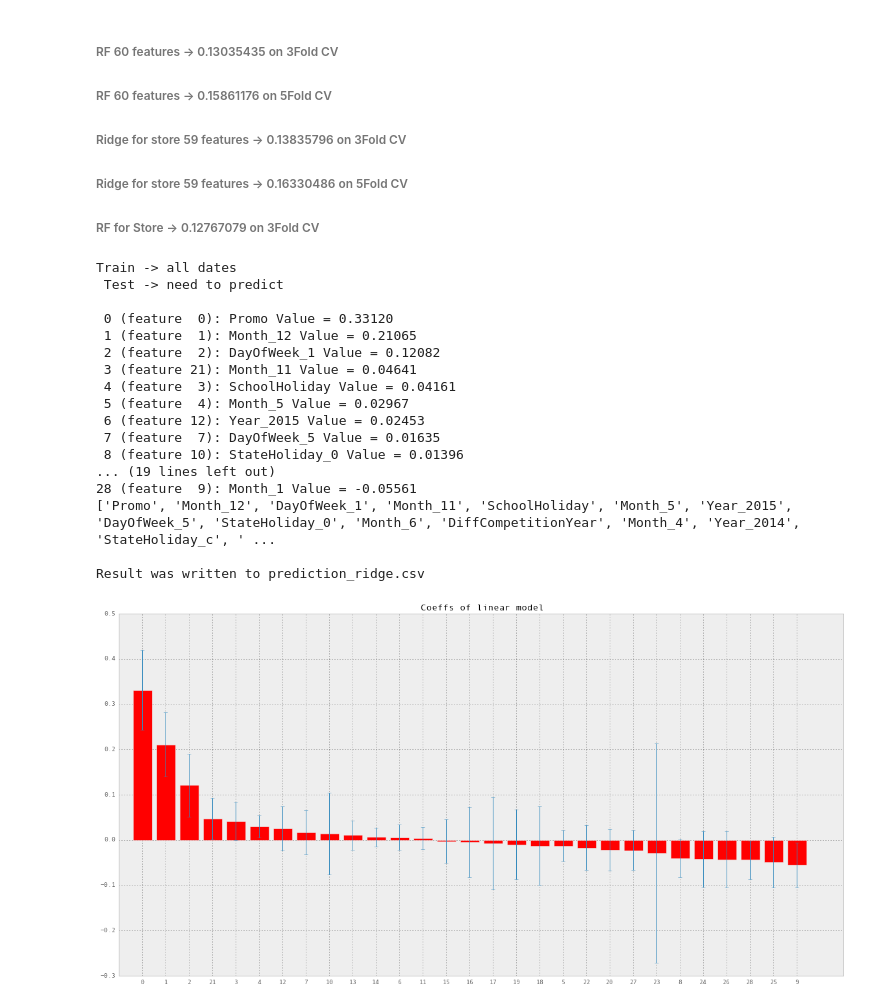
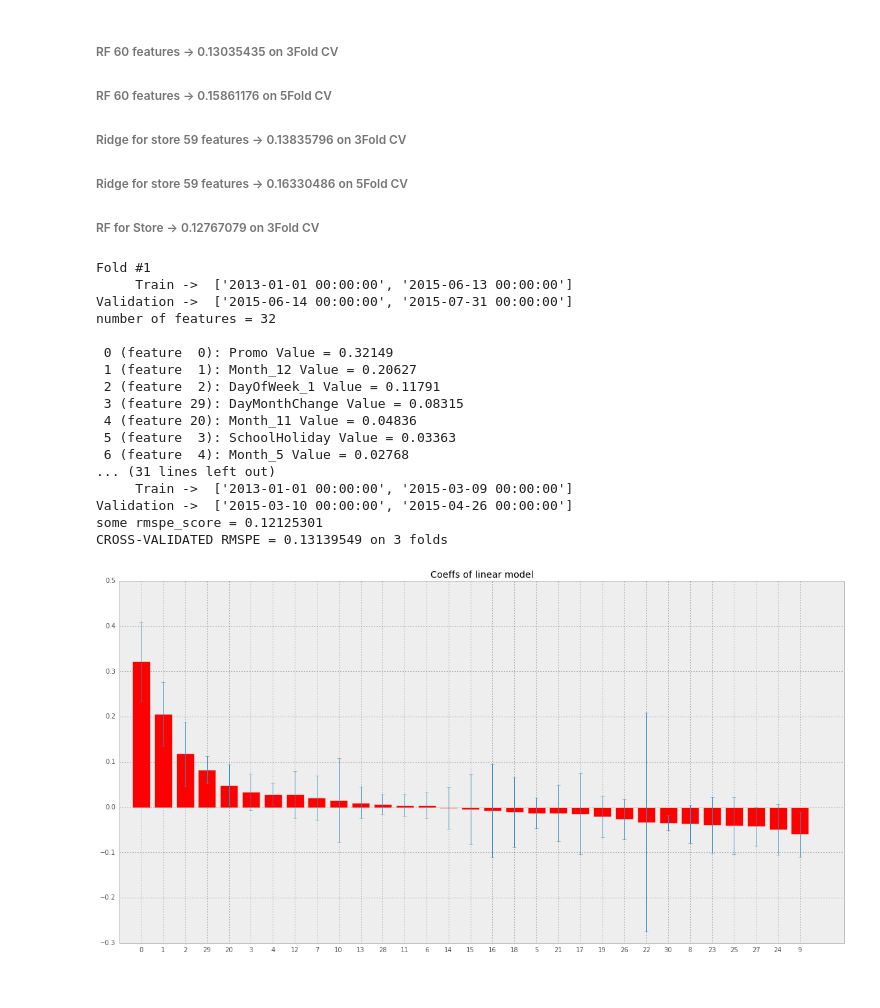
Before and after one commit to shayakhmetov/rossman-store-sales, a Jupyter notebook: rossman.ipynb, the cells around one changed output. Saved outputs shown, nothing was run; the diff lists cells and outputs as text; code cells hidden in the pictures.

```diff
--- a/rossman.ipynb
+++ b/rossman.ipynb
@@ -176,10 +176,14 @@ def construct_some_features(data):
     data = data.join(get_dummies_values(data.CompetitionOpenSinceMonth, prefix='CompetitionOpenSinceMonth',
                                         values=np.arange(1, 13)))
     data = data.join(get_dummies_values(data.Year, prefix='Year', values=[2013, 2014, 2015]))
+    data = data.join(get_dummies_values(data.PromoInterval, prefix='PromoInterval', values=np.arange(4)))
+    data['DayMonthChange'] = data.Day.map(lambda x: 28 <= x <= 31 or 1 <= x <= 4)
+    data['DayMonthAfterMiddle'] = data.Day.map(lambda x: 19 <= x <= 26)
 
     del data['StateHoliday'], data['Month']
     del data['StoreType'], data['Assortment'], data['DayOfWeek']
-    del data['CompetitionOpenSinceMonth'], data['Year']
+    del data['CompetitionOpenSinceMonth'], data['Year'], data['PromoInterval']
+
     return data
 # %%
 def construct_data(data, store_info, train_features):
@@ -309,7 +313,7 @@ def fit_predict_model(train_array, train_array_labels, test_array, feature_names
             clf = RandomForestRegressor(n_estimators=80, n_jobs=-1, min_samples_leaf=2,
                                         max_features=0.46)
         elif algorithm == 'extrees':
-            clf = ExtraTreesRegressor(n_estimators=60, n_jobs=-1, max_features=0.46, min_samples_leaf=2)
+            clf = ExtraTreesRegressor(n_estimators=80, n_jobs=-1, max_features=0.46, min_samples_leaf=2)
 
         clf.fit(train_array, np.log(train_array_labels + 1.))
         if print_importances:
@@ -321,7 +325,7 @@ def fit_predict_model(train_array, train_array_labels, test_array, feature_names
         if algorithm == 'ridge':
             clfs = [Ridge(alpha=10**-3,normalize=True) for x in range(1115)]
         elif algorithm == 'ens_rf':
-            clfs = [RandomForestRegressor(n_estimators=50, max_features=0.5, min_samples_leaf=2) for x in range(1115)]
+            clfs = [RandomForestRegressor(n_estimators=75, max_features=0.5, min_samples_leaf=2) for x in range(1115)]
 
         assert len(train_store_indices) == 1115
 
@@ -368,5 +382,5 @@ Memory usage of dataframe test_data is 19.75 Mb
 # %%
-validation = False
+validation = True
 feature_selection = None
 algorithms = ['rf', 'ridge', 'ens_rf', 'extrees']
 algorithm = 'ridge'
@@ -375,9 +389,10 @@ if algorithm in ['ridge', 'ens_rf']:
     if algorithm == 'ens_rf':
         feature_selection = ['Store', 'Promo', 'DayOfWeek_6', 'Day', 'DiffToday', 'DayOfWeek_1', 'DiffFoolDay', 'DiffNewYear', 'DayOfYear', 'Week', 'DayOfWeek_5', 'DayOfWeek_2', 'DayOfWeek_4', 'DayOfWeek_3', 'DayOfWeek_7', 'Year_2013', 'SchoolHoliday', 'DiffCompetitionYear', 'Month_5', 'Year_2014', 'Year_2015', 'Month_12', 'Month_4', 'Month_7', 'Month_8', 'Month_3', 'Month_6', 'Month_9', 'Month_2', 'Month_10', 'StateHoliday_0', 'Month_1', 'Month_11', 'StateHoliday_a', 'StateHoliday_b', 'StateHoliday_c']
     elif algorithm == 'ridge':
-        feature_selection = ['Store', 'Promo', 'Month_12', 'DayOfWeek_1', 'SchoolHoliday', 'Month_5', 'Month_3', 'Month_4', 'DayOfWeek_5', 'Month_2', 'Month_1', 'StateHoliday_0', 'Year_2014', 'Year_2015', 'Month_6', 'DiffCompetitionYear']
+        feature_selection = ['Store', 'Promo', 'Month_12', 'DayOfWeek_1', 'SchoolHoliday', 'Month_5', 'Month_3', 'Month_4', 'DayOfWeek_5', 'Month_2', 'Month_1', 'StateHoliday_0', 'Year_2014', 'Year_2015', 'Month_6']
         feature_selection = feature_selection + ['StateHoliday_c', 'StateHoliday_b', 'DayOfWeek_7', 'StateHoliday_a', 'DayOfWeek_2', 'Year_2013', 'Month_11', 'Month_7', 'DayOfWeek_6', 'DayOfWeek_4', 'DayOfWeek_3', 'Month_8', 'Month_10', 'Month_9']
-
+        feature_selection = feature_selection + ['DiffCompetitionYear']
+        feature_selection = feature_selection + ['DayMonthChange', 'DayMonthAfterMiddle']
     if feature_selection:
         assert feature_selection[0] == 'Store' #Store must be the first column for algorithms for every store
 else:
@@ -433,47 +448,47 @@ if validation:
         if len(grid_space) > 1:
             print('alpha =', alpha)
         print('CROSS-VALIDATED RMSPE = %1.8f on %d folds' % (rmspe_cv, number_of_folds), end='\n\n')
 
         scores.append(rmspe_cv)
         alphas.append(alpha)
         if rmspe_cv <= min_score:
             min_score, min_alpha = rmspe_cv, alpha
     if len(grid_space) > 1:
         print('MIN_ALPHA =', min_alpha, 'MIN_RMSPE =', min_score)
         pl.figure(figsize=(15,10))
         pl.plot(alphas, scores, 'r.--')
 
 elif not validation:
     print_importances = True
     train_array, train_array_labels, test_array, feature_names, \
     train_store_indices, test_store_indices = get_all_data(train_data, test_data, feature_selection=feature_selection,
                                                            algorithm=algorithm)
     test_predicted_labels = fit_predict_model(train_array, train_array_labels, test_array, algorithm=algorithm,
                                               feature_names=feature_names, print_importances=print_importances,
                                               train_store_indices=train_store_indices,
                                               test_store_indices=test_store_indices)
     test['Sales'] = test_predicted_labels
     test.ix[test.Open == 0, 'Sales'] = 0
     filename = 'prediction_' + algorithm + '.csv'
     test[['Id', 'Sales']].to_csv(filename, index=False)
     print('\nResult was written to', filename)
     del test['Sales']
 # %% [output]
-Train -> all dates
- Test -> need to predict
+Fold #1
+     Train ->  ['2013-01-01 00:00:00', '2015-06-13 00:00:00']
+Validation ->  ['2015-06-14 00:00:00', '2015-07-31 00:00:00']
+number of features = 32
 
- 0 (feature  0): Promo Value = 0.33120
- 1 (feature  1): Month_12 Value = 0.21065
- 2 (feature  2): DayOfWeek_1 Value = 0.12082
- 3 (feature 21): Month_11 Value = 0.04641
- 4 (feature  3): SchoolHoliday Value = 0.04161
- 5 (feature  4): Month_5 Value = 0.02967
- 6 (feature 12): Year_2015 Value = 0.02453
- 7 (feature  7): DayOfWeek_5 Value = 0.01635
- 8 (feature 10): StateHoliday_0 Value = 0.01396
-... (19 lines left out)
-28 (feature  9): Month_1 Value = -0.05561
-['Promo', 'Month_12', 'DayOfWeek_1', 'Month_11', 'SchoolHoliday', 'Month_5', 'Year_2015', 'DayOfWeek_5', 'StateHoliday_0', 'Month_6', 'DiffCompetitionYear', 'Month_4', 'Year_2014', 'StateHoliday_c', ' ...
-
-Result was written to prediction_ridge.csv
+ 0 (feature  0): Promo Value = 0.32149
+ 1 (feature  1): Month_12 Value = 0.20627
+ 2 (feature  2): DayOfWeek_1 Value = 0.11791
+ 3 (feature 29): DayMonthChange Value = 0.08315
+ 4 (feature 20): Month_11 Value = 0.04836
+ 5 (feature  3): SchoolHoliday Value = 0.03363
+ 6 (feature  4): Month_5 Value = 0.02768
+... (31 lines left out)
+     Train ->  ['2013-01-01 00:00:00', '2015-03-09 00:00:00']
+Validation ->  ['2015-03-10 00:00:00', '2015-04-26 00:00:00']
+some rmspe_score = 0.12125301
+CROSS-VALIDATED RMSPE = 0.13139549 on 3 folds
-[figure, old version]
+[figure, new version]
```
Also changed, not shown: parts of 2 cells of this notebook.
